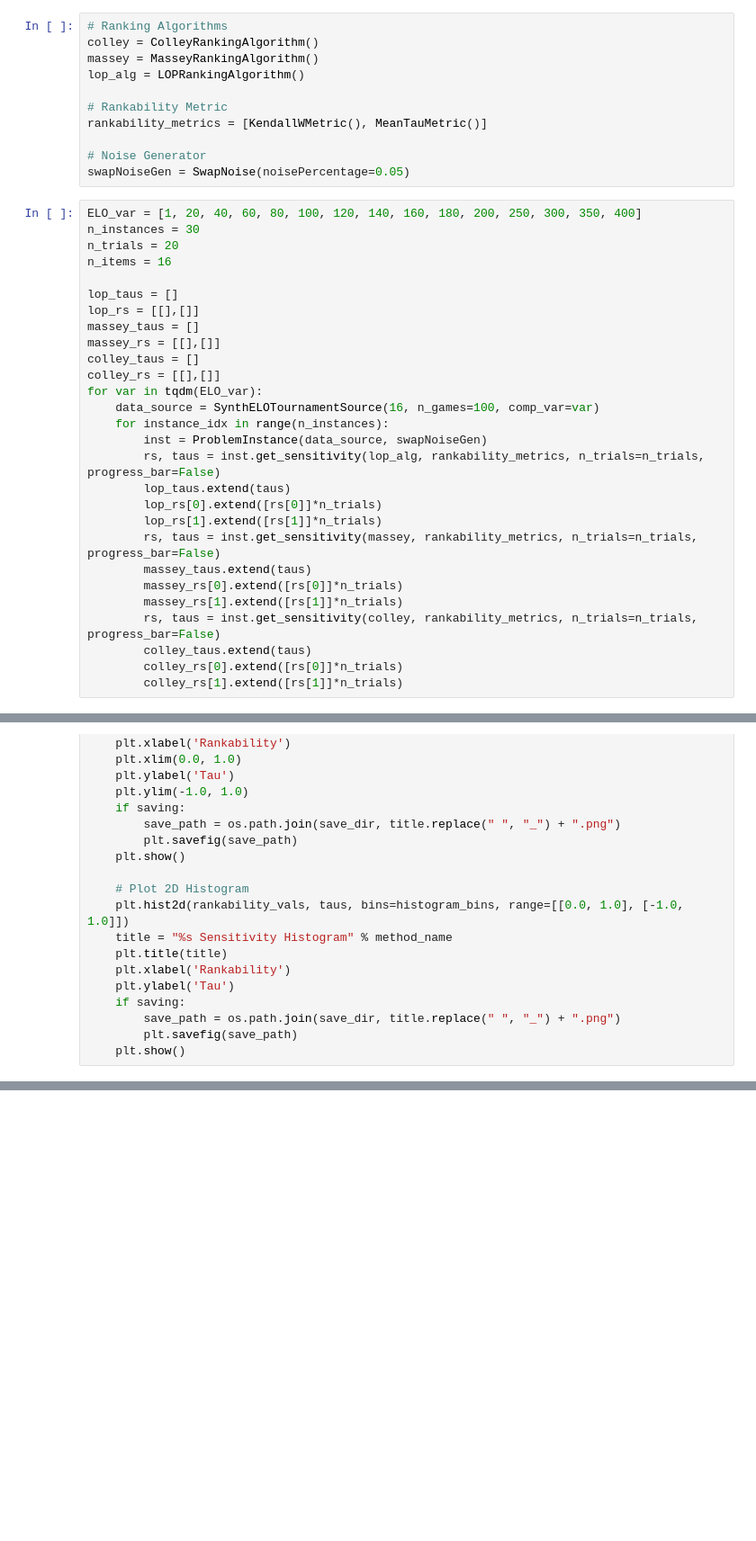
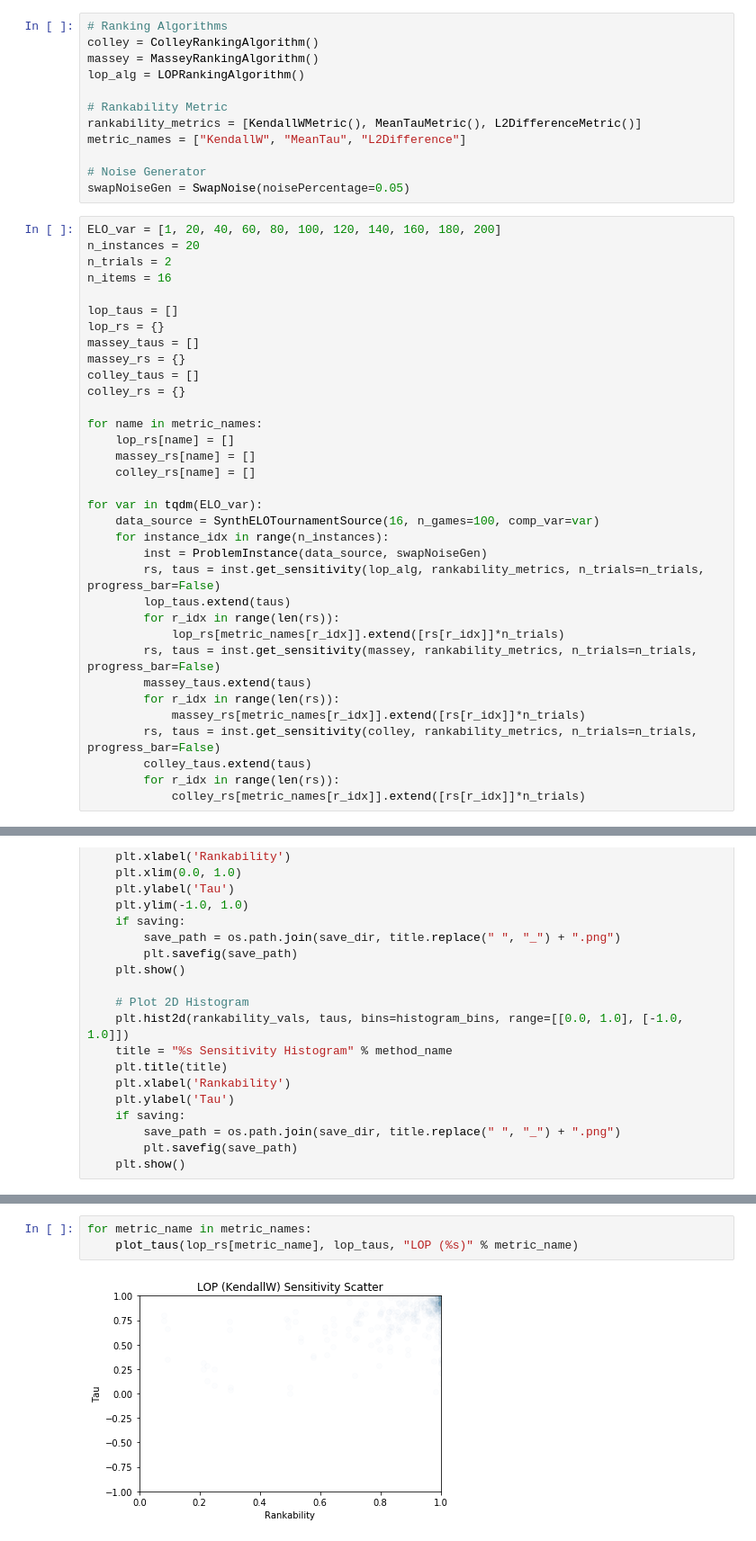
Before and after one commit to IGARDS/sensitivity_study, a Jupyter notebook: src/rankability_sensitivity_tests.ipynb, the cells around one changed output, grey strips where cells are left out. Shown at 90% size. Drawn from its saved outputs; the diff is of its cells as text; blank space fills up the shorter version.

Commit message:
developing rankability sensitivity tests

```diff
--- a/src/rankability_sensitivity_tests.ipynb
+++ b/src/rankability_sensitivity_tests.ipynb
@@ -19,38 +19,45 @@ massey = MasseyRankingAlgorithm()
 lop_alg = LOPRankingAlgorithm()
 
 # Rankability Metric
-rankability_metrics = [KendallWMetric(), MeanTauMetric()]
+rankability_metrics = [KendallWMetric(), MeanTauMetric(), L2DifferenceMetric()]
+metric_names = ["KendallW", "MeanTau", "L2Difference"]
 
 # Noise Generator
 swapNoiseGen = SwapNoise(noisePercentage=0.05)
 # %%
-ELO_var = [1, 20, 40, 60, 80, 100, 120, 140, 160, 180, 200, 250, 300, 350, 400]
-n_instances = 30
-n_trials = 20
+ELO_var = [1, 20, 40, 60, 80, 100, 120, 140, 160, 180, 200]
+n_instances = 20
+n_trials = 2
 n_items = 16
 
 lop_taus = []
-lop_rs = [[],[]]
+lop_rs = {}
 massey_taus = []
-massey_rs = [[],[]]
+massey_rs = {}
 colley_taus = []
-colley_rs = [[],[]]
+colley_rs = {}
+
+for name in metric_names:
+    lop_rs[name] = []
+    massey_rs[name] = []
+    colley_rs[name] = []
+
 for var in tqdm(ELO_var):
     data_source = SynthELOTournamentSource(16, n_games=100, comp_var=var)
     for instance_idx in range(n_instances):
         inst = ProblemInstance(data_source, swapNoiseGen)
         rs, taus = inst.get_sensitivity(lop_alg, rankability_metrics, n_trials=n_trials, progress_bar=False)
         lop_taus.extend(taus)
-        lop_rs[0].extend([rs[0]]*n_trials)
-        lop_rs[1].extend([rs[1]]*n_trials)
+        for r_idx in range(len(rs)):
+            lop_rs[metric_names[r_idx]].extend([rs[r_idx]]*n_trials)
         rs, taus = inst.get_sensitivity(massey, rankability_metrics, n_trials=n_trials, progress_bar=False)
         massey_taus.extend(taus)
-        massey_rs[0].extend([rs[0]]*n_trials)
-        massey_rs[1].extend([rs[1]]*n_trials)
+        for r_idx in range(len(rs)):
+            massey_rs[metric_names[r_idx]].extend([rs[r_idx]]*n_trials)
         rs, taus = inst.get_sensitivity(colley, rankability_metrics, n_trials=n_trials, progress_bar=False)
         colley_taus.extend(taus)
-        colley_rs[0].extend([rs[0]]*n_trials)
-        colley_rs[1].extend([rs[1]]*n_trials)
+        for r_idx in range(len(rs)):
+            colley_rs[metric_names[r_idx]].extend([rs[r_idx]]*n_trials)
 # %%
 def plot_taus(rankability_vals, taus, method_name, scatter_alpha=0.01, histogram_bins=30, save_dir="rankability_figures"):
     # Create directory for saving if specified
@@ -119,0 +92,5 @@ plot_taus(combined_rankability_meanTau, combined_taus, "Combined (mean tau)")
+# %%
+for metric_name in metric_names:
+    plot_taus(lop_rs[metric_name], lop_taus, "LOP (%s)" % metric_name)
+# %% [output]
+[figure, added]
```
Also changed, not shown: parts of 8 cells of this notebook.
